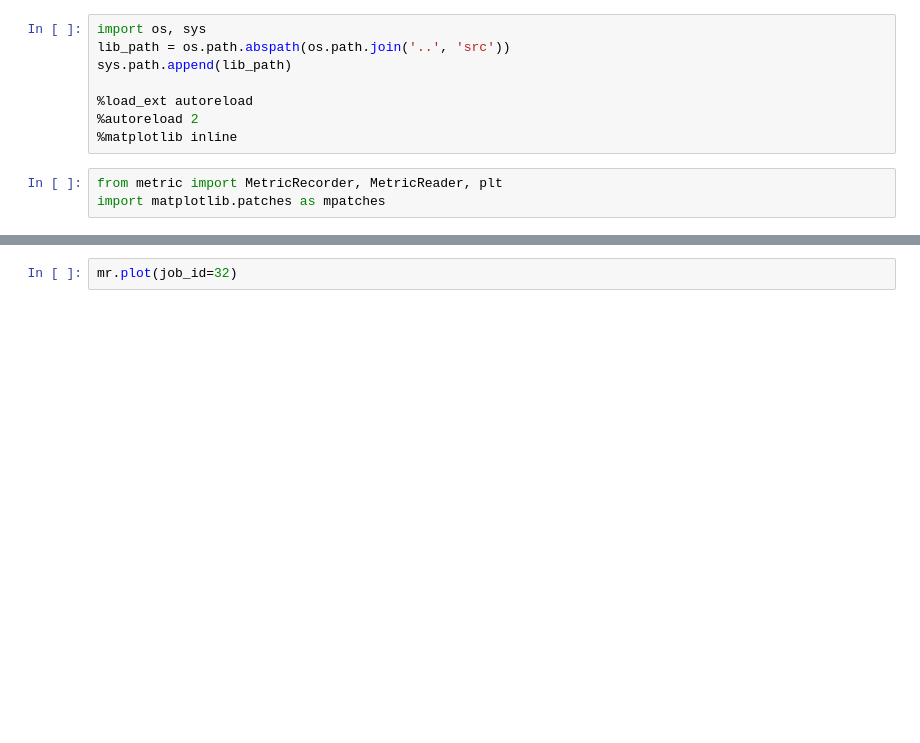
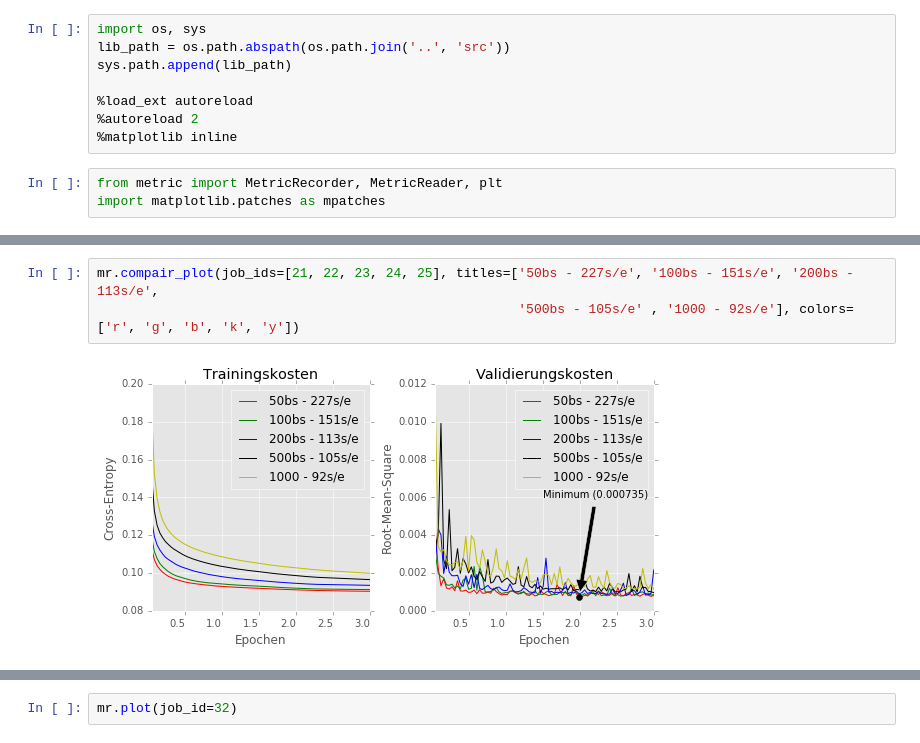
Before and after one commit to codingluke/ba-thesis-code, a Jupyter notebook: notebooks/metric_test.ipynb, the cells around one changed output, grey strips where cells are left out. Drawn from its saved outputs; the diff is of its cells as text; blank space fills up the shorter version.

```diff
--- a/notebooks/metric_test.ipynb
+++ b/notebooks/metric_test.ipynb
@@ -22,0 +60,5 @@ mr.plot(job_id=5)
+# %%
+mr.compair_plot(job_ids=[21, 22, 23, 24, 25], titles=['50bs - 227s/e', '100bs - 151s/e', '200bs - 113s/e',
+                                                      '500bs - 105s/e' , '1000 - 92s/e'], colors=['r', 'g', 'b', 'k', 'y'])
+# %% [output]
+[figure, added]
```
Also changed, not shown: parts of 8 cells of this notebook, 2 other files.
